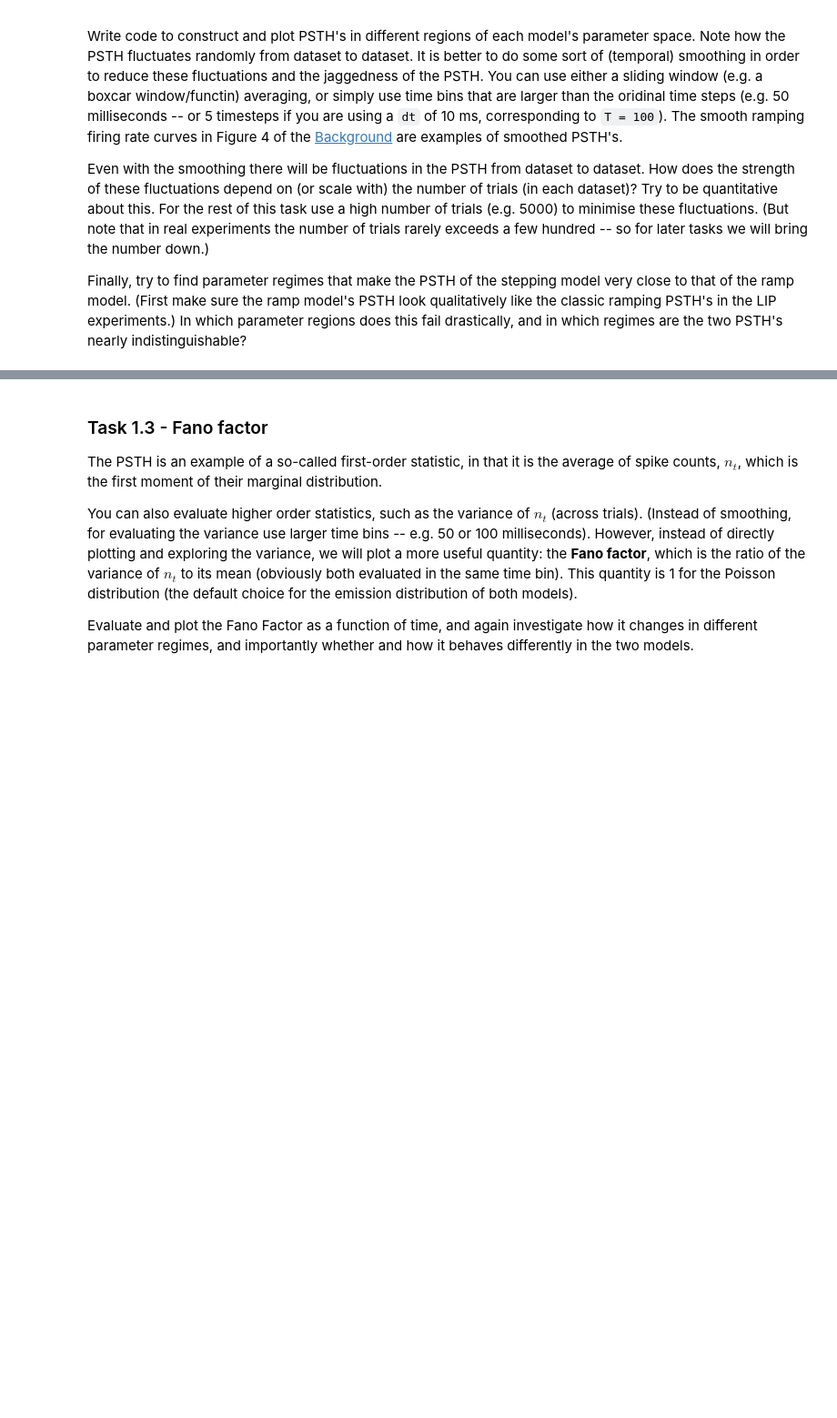
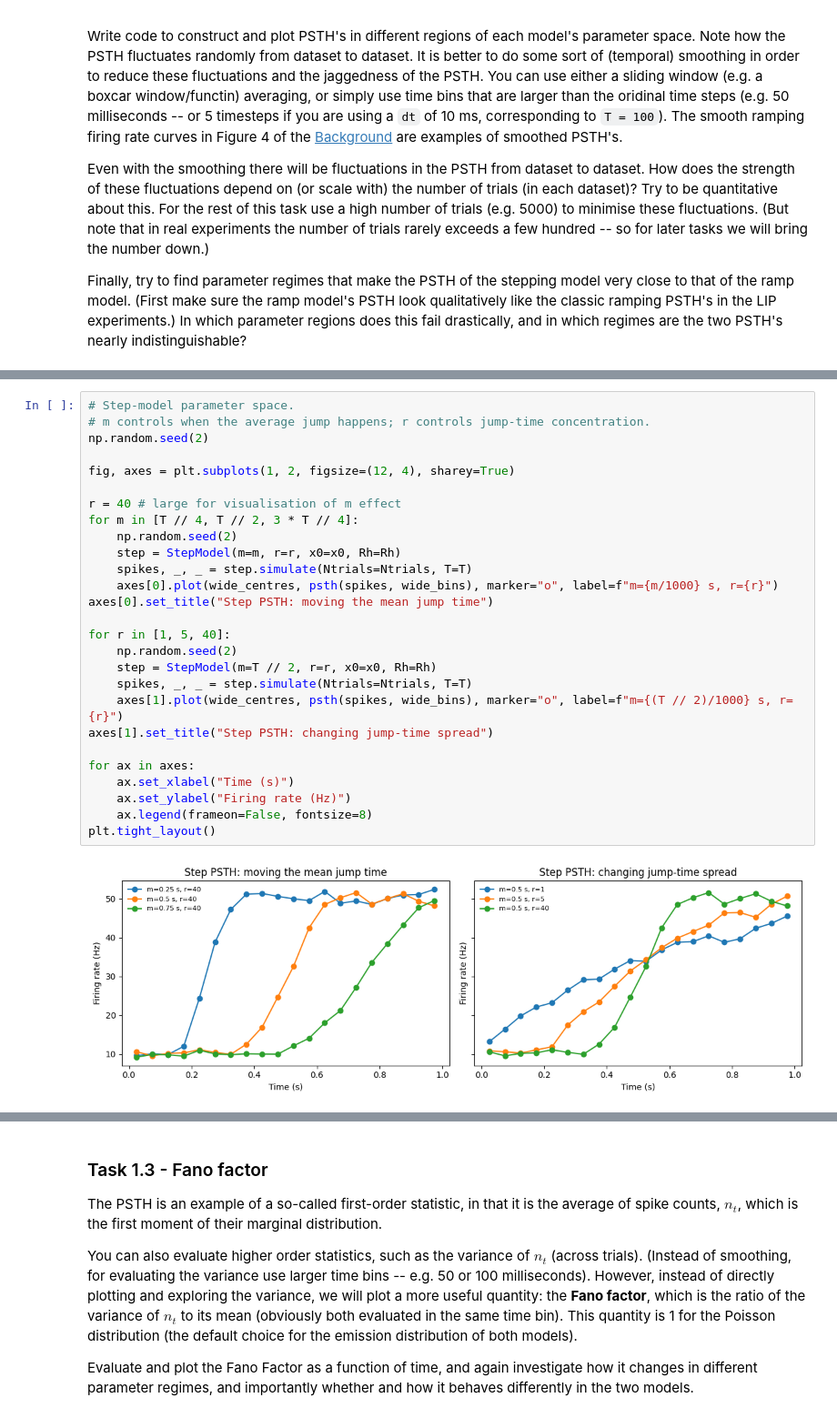
Before and after one commit to jakedlyons/gg3_v2, a Jupyter notebook: GG3_project.ipynb, the cells around one changed output, grey strips where cells are left out. Shown at 91% size. Cells and saved outputs as stored; diff of their text form; blank space fills up the shorter version.

```diff
--- a/GG3_project.ipynb
+++ b/GG3_project.ipynb
@@ -403,0 +363,29 @@ plt.tight_layout()
+# %%
+# Step-model parameter space.
+# m controls when the average jump happens; r controls jump-time concentration.
+np.random.seed(2)
+
+fig, axes = plt.subplots(1, 2, figsize=(12, 4), sharey=True)
+
+r = 40 # large for visualisation of m effect
+for m in [T // 4, T // 2, 3 * T // 4]:
+    np.random.seed(2)
+    step = StepModel(m=m, r=r, x0=x0, Rh=Rh)
+    spikes, _, _ = step.simulate(Ntrials=Ntrials, T=T)
+    axes[0].plot(wide_centres, psth(spikes, wide_bins), marker="o", label=f"m={m/1000} s, r={r}")
+axes[0].set_title("Step PSTH: moving the mean jump time")
+
+for r in [1, 5, 40]:
+    np.random.seed(2)
+    step = StepModel(m=T // 2, r=r, x0=x0, Rh=Rh)
+    spikes, _, _ = step.simulate(Ntrials=Ntrials, T=T)
+    axes[1].plot(wide_centres, psth(spikes, wide_bins), marker="o", label=f"m={(T // 2)/1000} s, r={r}")
+axes[1].set_title("Step PSTH: changing jump-time spread")
+
+for ax in axes:
+    ax.set_xlabel("Time (s)")
+    ax.set_ylabel("Firing rate (Hz)")
+    ax.legend(frameon=False, fontsize=8)
+plt.tight_layout()
+# %% [output]
+[figure, added]
```
Also changed, not shown: parts of 26 cells of this notebook, 1 other file.
